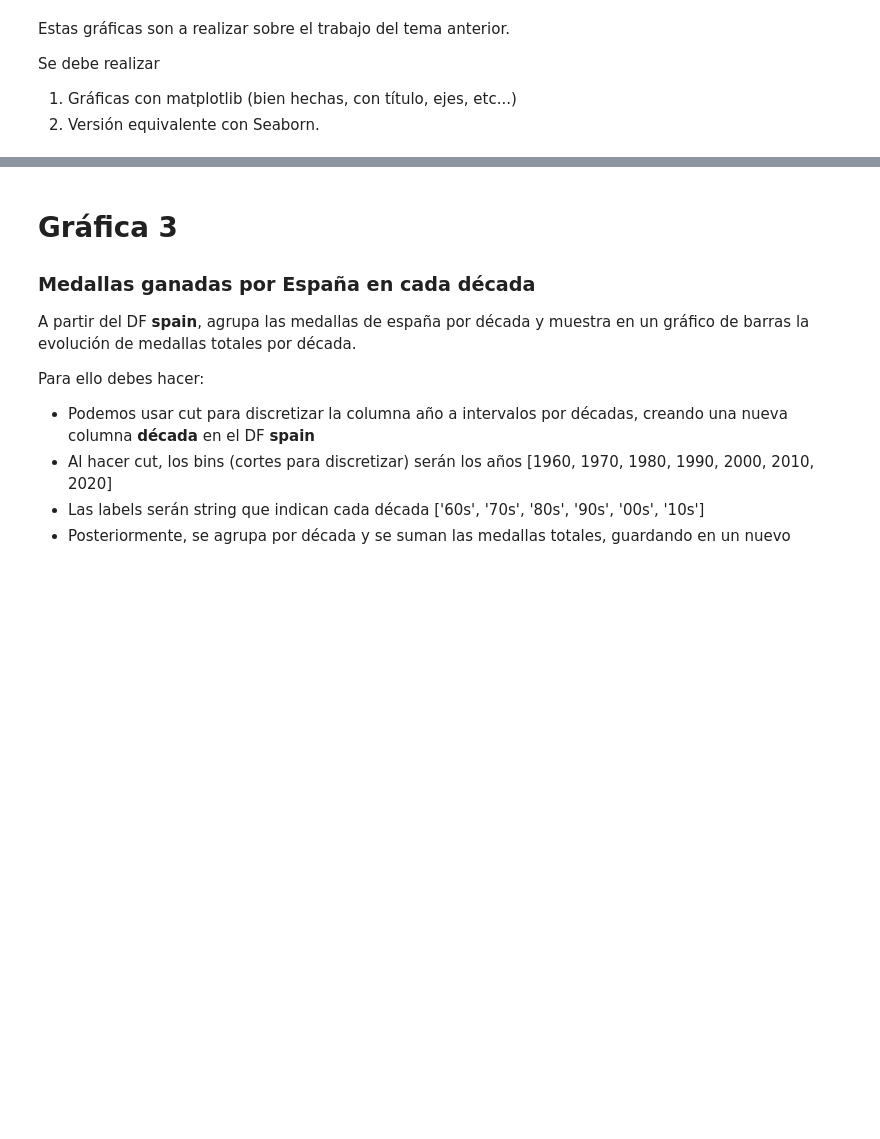
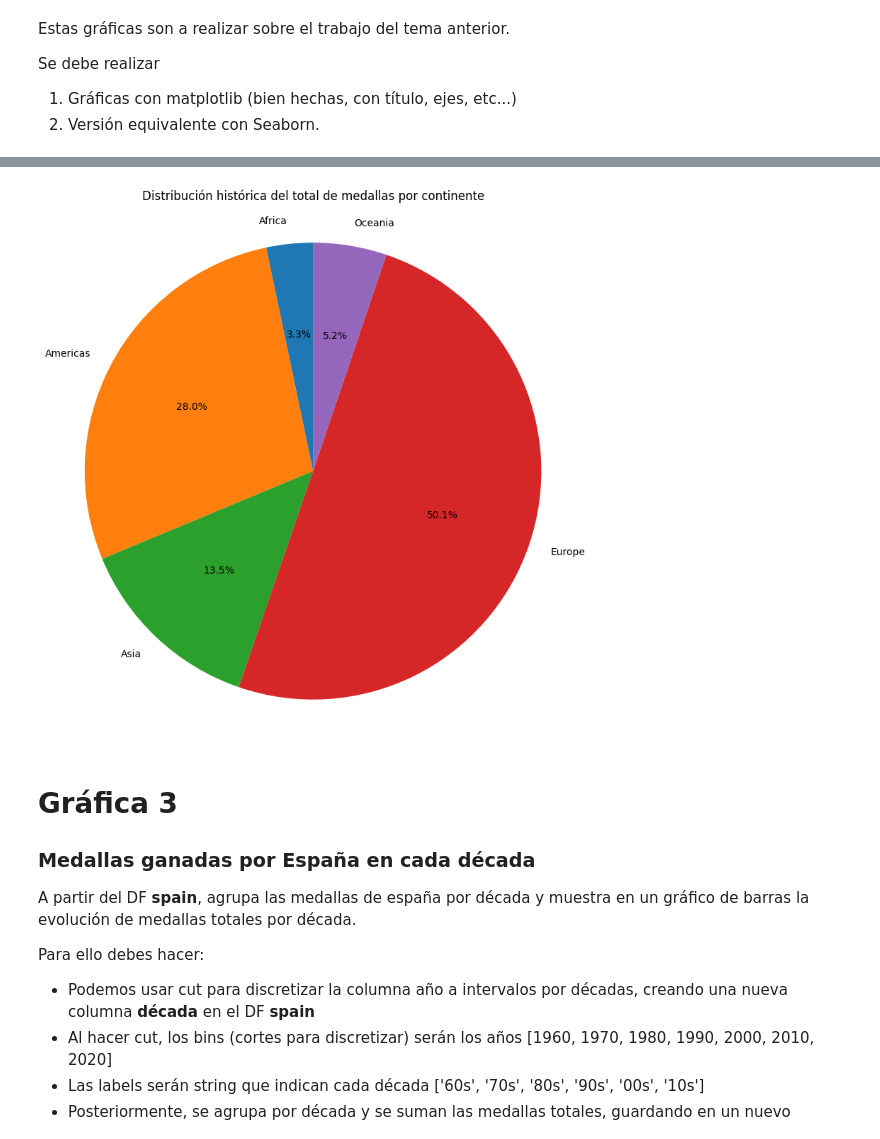
Before and after one commit to iriveraf01/Python-2526, a Jupyter notebook: AD/TrabajoTema2/Enunciado_matplotlib_2.ipynb, the cells around one changed output, grey strips where cells are left out. Drawn from its saved outputs; the diff is of its cells as text; code cells hidden in the pictures; blank space fills up the shorter version.

```diff
--- a/AD/TrabajoTema2/Enunciado_matplotlib_2.ipynb
+++ b/AD/TrabajoTema2/Enunciado_matplotlib_2.ipynb
@@ -31,6 +72,55 @@ Agrupa por continente y muestra en un gráfico de tartas la distribución del to
 * En el gráfico se debe ver el % de medallas.
 
 ![imagen.png](attachment:imagen.png)
+# %%
+import pandas as pd
+import matplotlib.pyplot as plt
+
+# Cargar los CSV
+medallas = pd.read_csv("medallas_jjoo.csv")
+medallas = medallas.drop(columns=['Country_Code'])
+medallas.columns = ['año', 'host_pais', 'host_ciudad', 'pais', 'oro', 'plata', 'bronce']
+paises = pd.read_csv("paises.csv")
+
+# Unión interna entre medallas y países
+medallas_paises = pd.merge(
+    medallas,
+    paises,
+    on='pais',
+    how='inner'
+)
+
+# Crear la columna total de medallas
+medallas_paises['total'] = (
+    medallas_paises['oro'] +
+    medallas_paises['plata'] +
+    medallas_paises['bronce']
+)
+
+# Agrupar por continente y sumar el total de medallas
+# El resultado es una Serie
+total_continente = medallas_paises.groupby('continente')['total'].sum()
+
+# Crear el gráfico de tartas
+plt.figure(figsize=(8, 8))
+
+plt.pie(
+    total_continente.values,        # Valores numéricos
+    labels=total_continente.index,  # Continentes
+    autopct='%1.1f%%',              # Porcentaje visible
+    startangle=90
+)
+
+# Título
+plt.title('Distribución histórica del total de medallas por continente')
+
+# Asegura forma circular
+plt.axis('equal')
+
+plt.tight_layout()
+plt.show()
+# %% [output]
+[figure, added]
 # %% [markdown]
 # Gráfica 3
 
```
Also changed, not shown: parts of 2 cells of this notebook.
